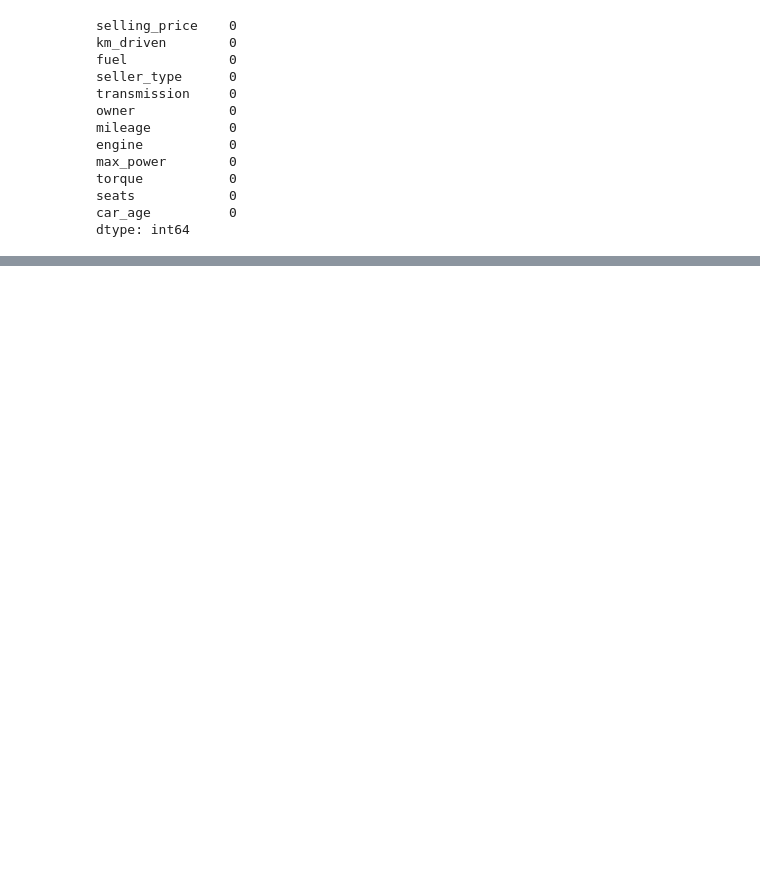
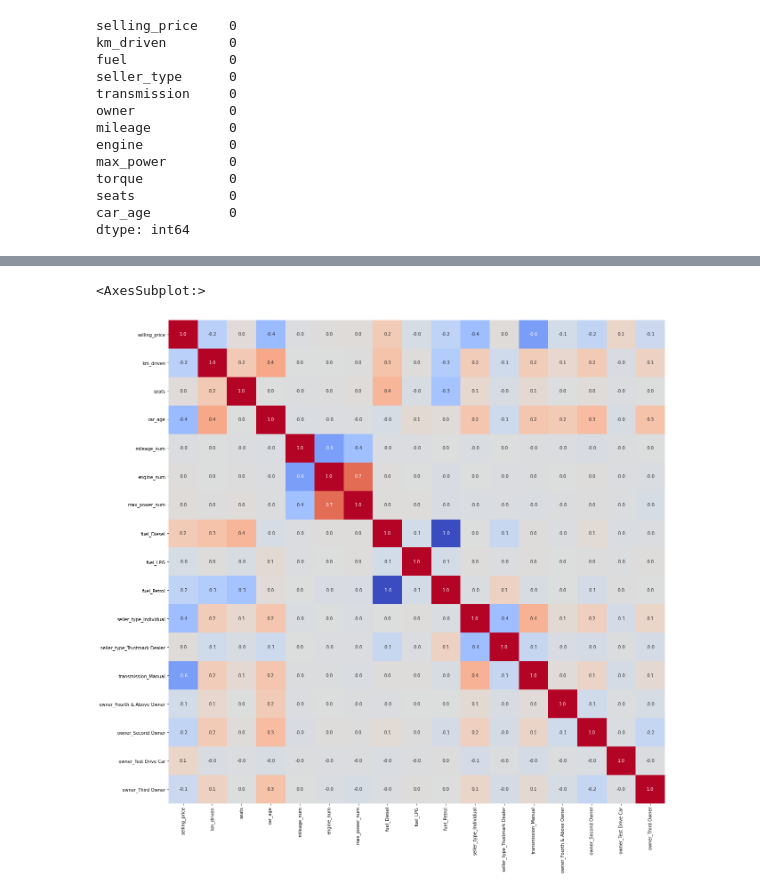
Before and after one commit to Vishvaditya/Car-Price-Predictor, a Jupyter notebook: price_predict.ipynb, the cells around one changed output, grey strips where cells are left out. Cells and saved outputs as stored; diff of their text form; code cells hidden in the pictures; blank space fills up the shorter version.

```diff
--- a/price_predict.ipynb
+++ b/price_predict.ipynb
@@ -308,3 +202,6 @@ final_data.head()
 | 2 | 158000 | 140000 | Petrol | Individual | Manual | Third Owner | 5.0 | 15 | 17.70 | ... |
 | 3 | 225000 | 127000 | Diesel | Individual | Manual | First Owner | 5.0 | 11 | 23.00 | ... |
 | 4 | 130000 | 120000 | Petrol | Individual | Manual | First Owner | 5.0 | 14 | 16.10 | ... |
+# %%
+final_dataset = pd.get_dummies(final_data, drop_first=True)
+final_dataset.head()
@@ -310,0 +215,6 @@ final_data.head()
+# %%
+plt.figure(figsize=(20,20))
+sns.heatmap(final_dataset.corr(method='pearson'), cbar=False, annot=True, fmt='.1f', cmap='coolwarm')
+# %% [output]
+<AxesSubplot:>
+[figure, added]
```
Also changed, not shown: parts of 37 cells of this notebook, 1 other file.
